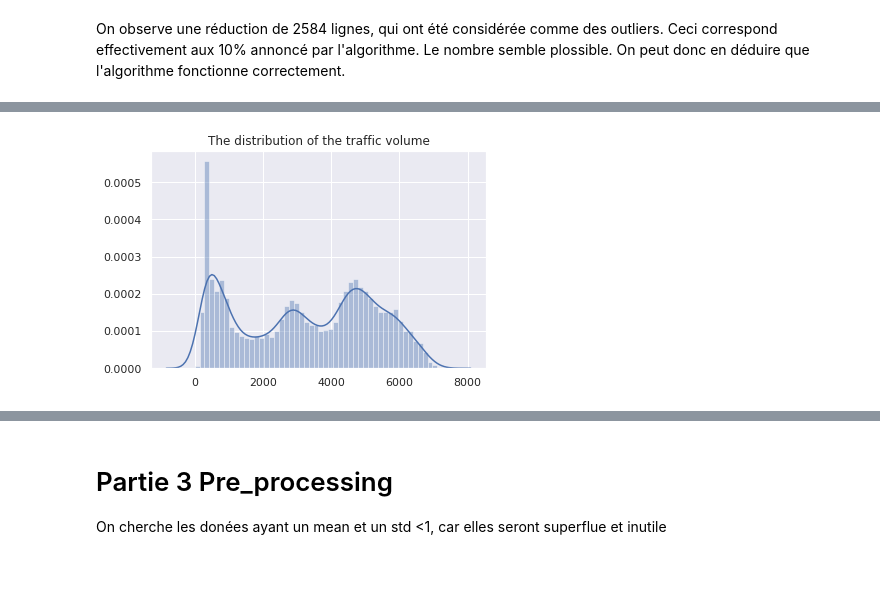
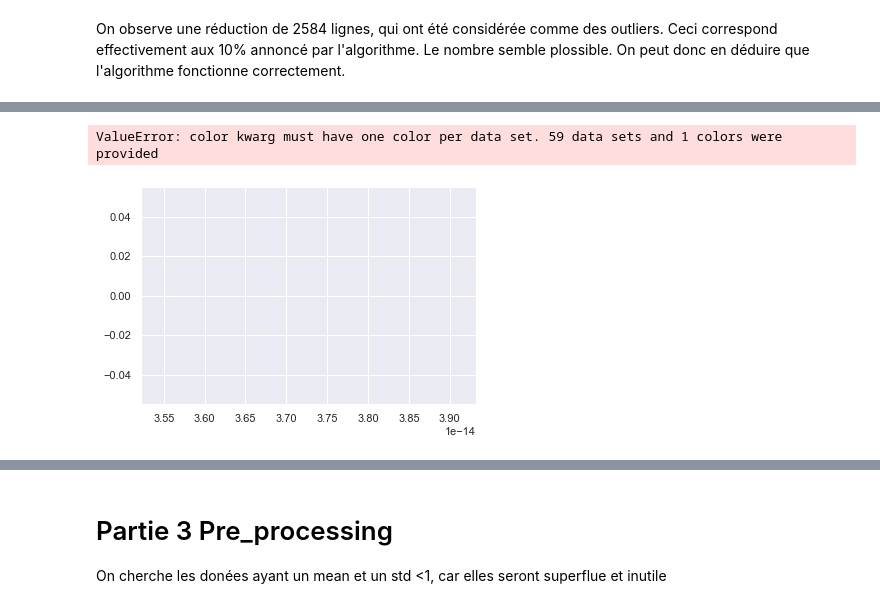
Before and after one commit to jf-pnj/velo, a Jupyter notebook: starting_kit/README_pre_processing.ipynb, the cells around one changed output, grey strips where cells are left out. Drawn from its saved outputs; the diff is of its cells as text; code cells hidden in the pictures; blank space fills up the shorter version.

```diff
--- a/starting_kit/README_pre_processing.ipynb
+++ b/starting_kit/README_pre_processing.ipynb
@@ -164,19 +165,0 @@ Info file found : /home/tp-home003/jgassie/projects/velo/starting_kit/public_dat
-# %%
-X = supprOutlier(X_train_pre)
-
-pca = PCA(n_components=59)
-pca = pca.fit(X)
-#print(pca.explained_variance_ratio_)
-print(pca.components_)
-
-var_explained = pca.explained_variance_ratio_
-sns.barplot(x=list(range(1,len(var_explained)+1)),
-            y=var_explained, color="limegreen")
-plt.xlabel('SVs', fontsize=60)
-plt.ylabel('Percent Variance Explained', fontsize=16)
-plt.savefig('svd_scree_plot.png',dpi=100)
-
-
-pcaX_train_pre = pca.fit(X).transform(X)
-pcaX_train_pre.head()
-pcaX_test_pre=pca.fit(X_test_pre).transform(X_test_pre)
@@ -200,6 +207,6 @@ AttributeError: 'numpy.ndarray' object has no attribute 'head'
 # %%
 import pandas as pd
-data= pd.DataFrame(X)
-data.columns = list(dataNonProcessed.columns[:-1])
+data= pd.DataFrame(pcaX_train_pre)
+
 data.head()
 # %% [output]
@@ -212,10 +219,11 @@ data.head()
 5 rows × 59 columns
 # %%
-sns.distplot(y_train_pre, bins=50)
+sns.distplot(data, bins=50)
 plt.title('The distribution of the traffic volume')
 plt.show()
 # %% [output]
+ValueError: color kwarg must have one color per data set. 59 data sets and 1 colors were provided
-[figure, old version]
+[figure, new version]
 # %%
 fig = plt.figure(figsize=(20,20))
 fig.subplots_adjust(hspace = 0.5)
```
Also changed, not shown: parts of 16 cells of this notebook.
